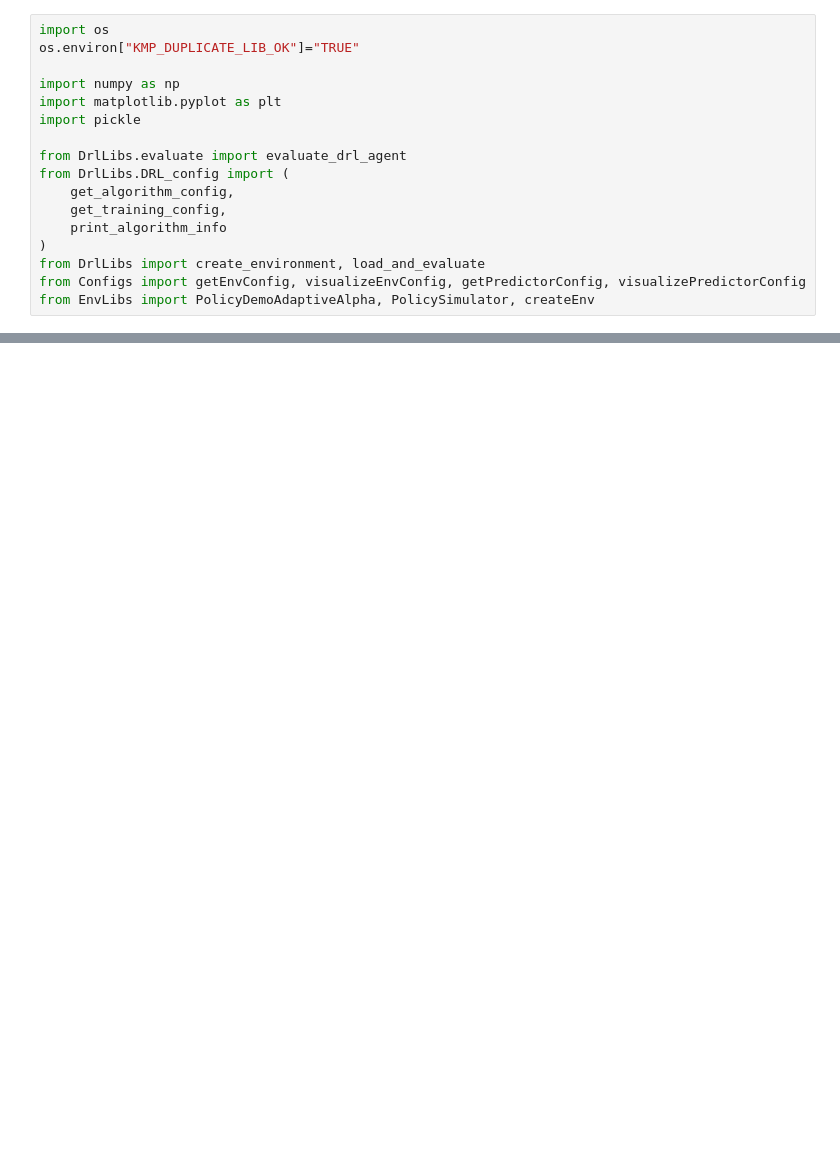
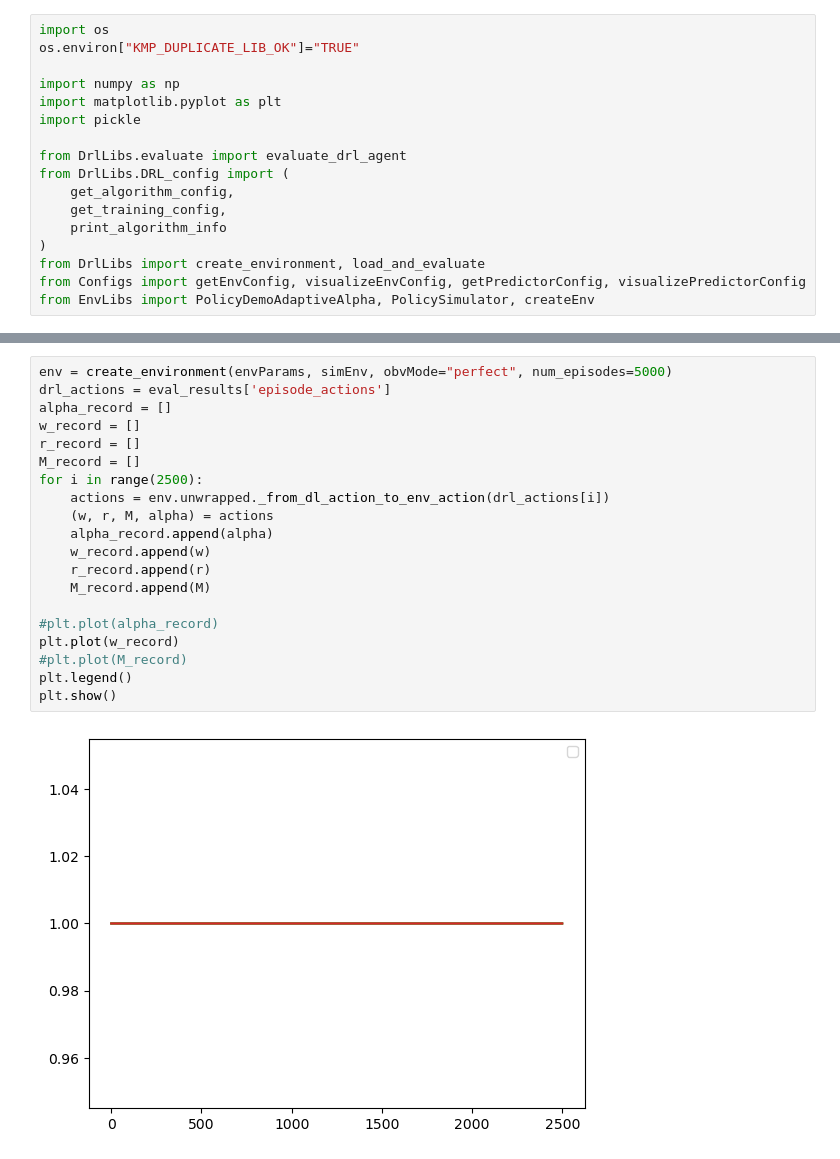
Before and after one commit to evanyeh5118/diffusion_resource_schduling_intra_slice, a Jupyter notebook: demo02b_test_DRL.ipynb, the cells around one changed output, grey strips where cells are left out. Drawn from its saved outputs; the diff is of its cells as text; blank space fills up the shorter version.

```diff
--- a/demo02b_test_DRL.ipynb
+++ b/demo02b_test_DRL.ipynb
@@ -87,0 +88,22 @@ Average Reward DRL:      0.0776
+# %%
+env = create_environment(envParams, simEnv, obvMode="perfect", num_episodes=5000)
+drl_actions = eval_results['episode_actions']
+alpha_record = []
+w_record = []
+r_record = []
+M_record = []
+for i in range(2500):
+    actions = env.unwrapped._from_dl_action_to_env_action(drl_actions[i])
+    (w, r, M, alpha) = actions
+    alpha_record.append(alpha)
+    w_record.append(w)
+    r_record.append(r)
+    M_record.append(M)
+
+#plt.plot(alpha_record)
+plt.plot(w_record)
+#plt.plot(M_record)
+plt.legend()
+plt.show()
+# %% [output]
+[figure, added]
```
Also changed, not shown: parts of 3 cells of this notebook, 9 other files.
